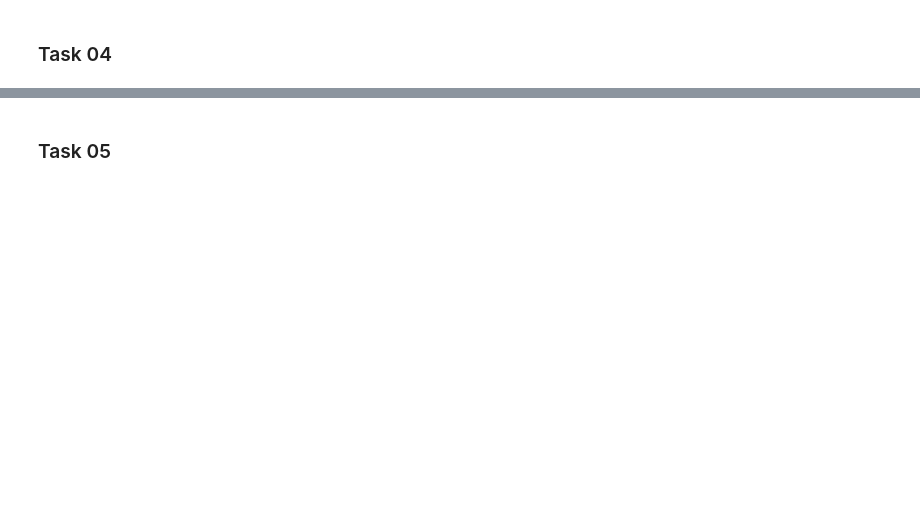
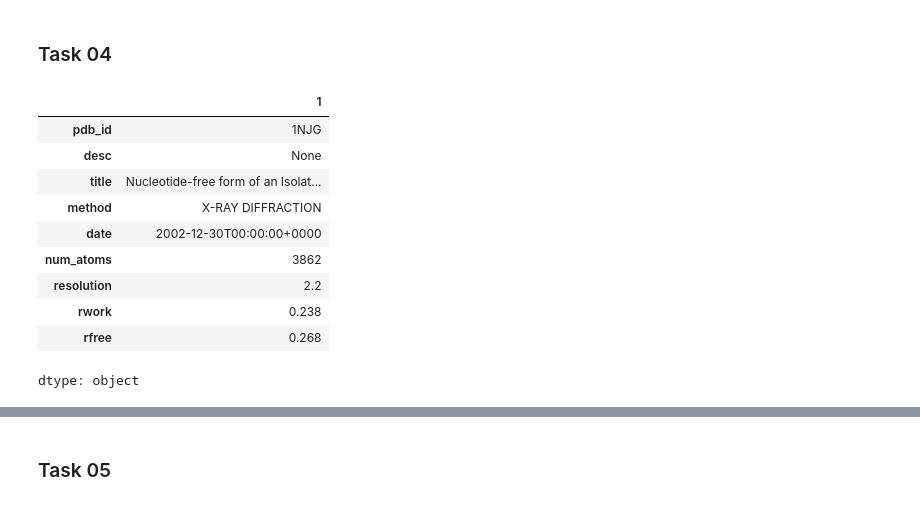
Before and after one commit to jandolinsek/git-for-science, a Jupyter notebook: ex01/ex01_204595.ipynb, the cells around one changed output, grey strips where cells are left out. Saved outputs shown, nothing was run; the diff lists cells and outputs as text; code cells hidden in the pictures; blank space fills up the shorter version.

```diff
--- a/ex01/ex01_204595.ipynb
+++ b/ex01/ex01_204595.ipynb
@@ -658,2 +674,16 @@ pdbs.sort_values(by = ['resolution'])
 # %% [markdown]
 ### Task 04
+# %%
+pdbs.loc[pdbs['resolution'].idxmin()]
+# %% [output]
+|  | 1 |
+| pdb_id | 1NJG |
+| desc | None |
+| title | Nucleotide-free form of an Isolat... |
+| method | X-RAY DIFFRACTION |
+| date | 2002-12-30T00:00:00+0000 |
+| num_atoms | 3862 |
+| resolution | 2.2 |
+| rwork | 0.238 |
+| rfree | 0.268 |
+dtype: object
```
Also changed, not shown: parts of 4 cells of this notebook.
